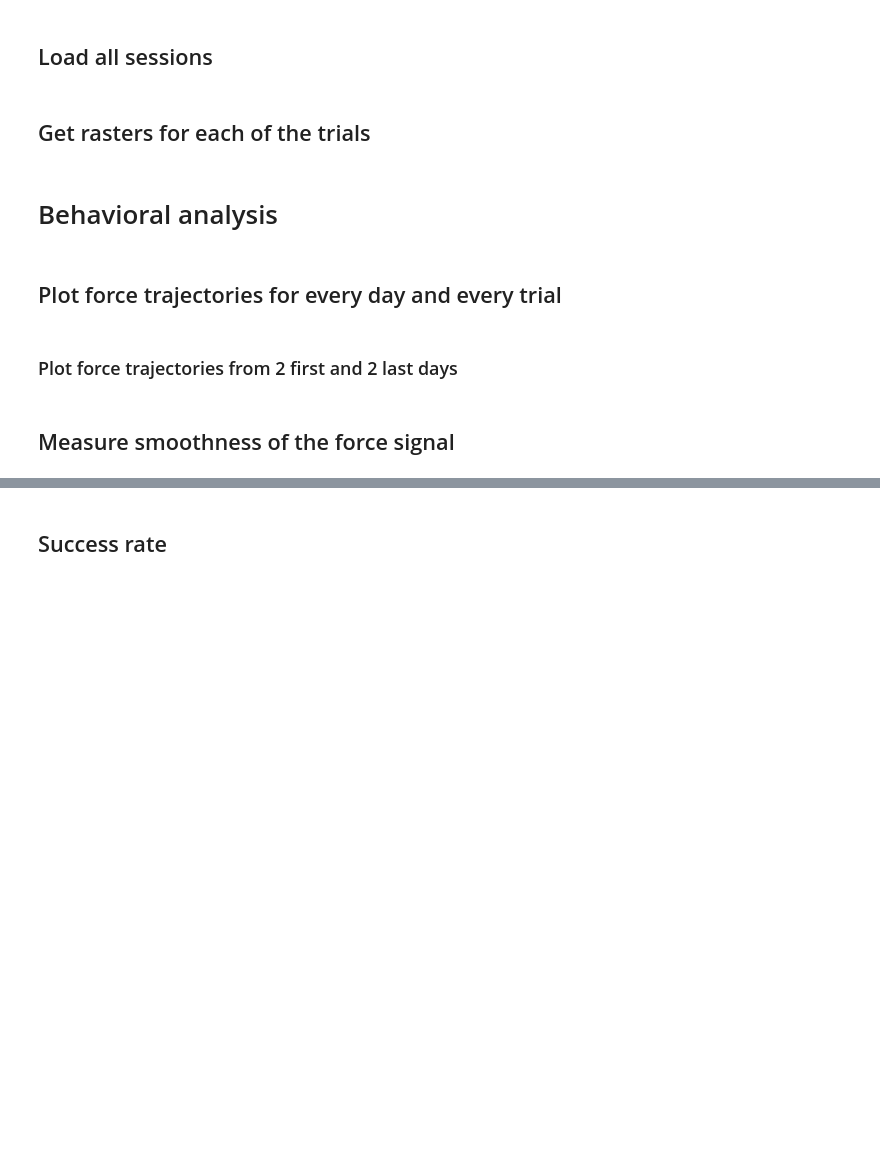
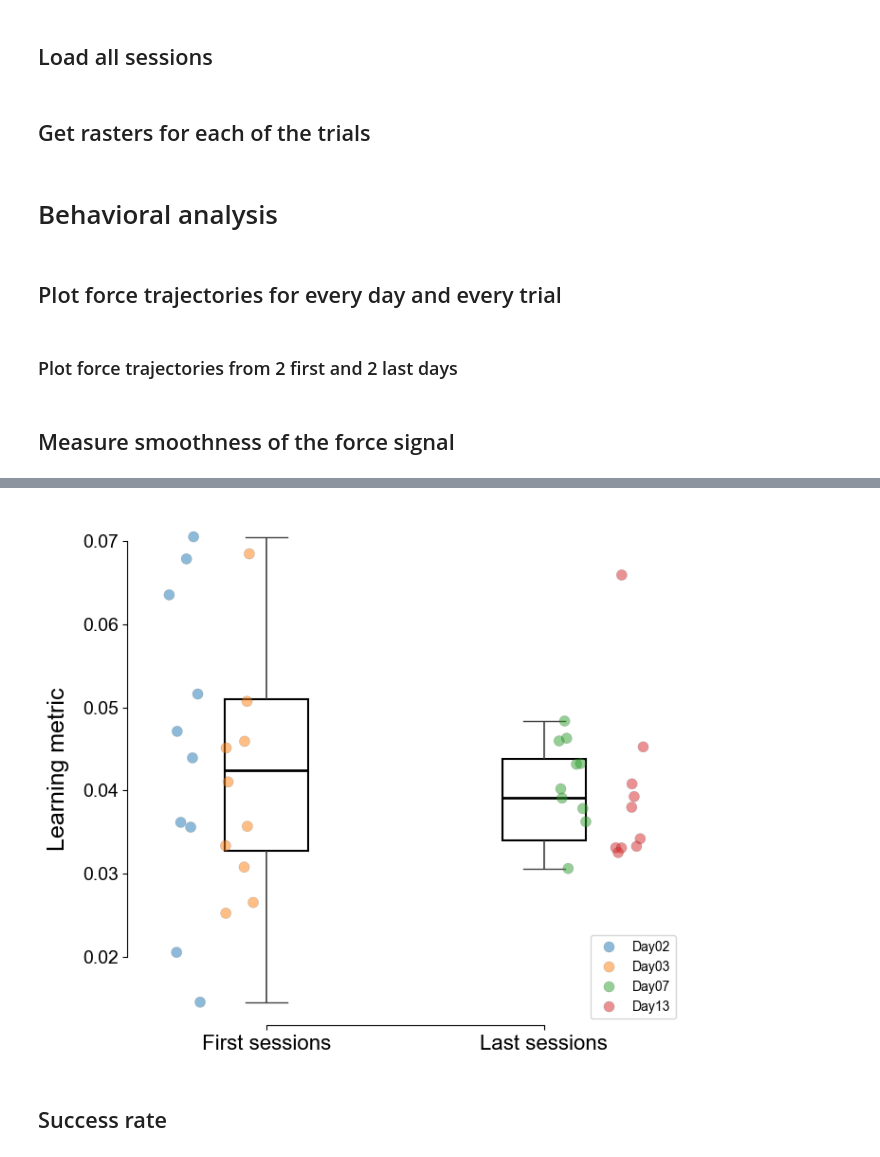
Before and after one commit to natmtc/flexible-motoneuron-control, a Jupyter notebook: Notebooks/Experimental_data_analysis_test.ipynb, the cells around one changed output, grey strips where cells are left out. Saved outputs shown, nothing was run; the diff lists cells and outputs as text; code cells hidden in the pictures; blank space fills up the shorter version.

```diff
--- a/Experimental_data_analysis_test.ipynb
+++ b/Notebooks/Experimental_data_analysis_test.ipynb
@@ -444,0 +440,86 @@ from functions_analysis_online_control_exp.smoothness_force_signal import *
+# %%
+from functions_analysis_online_control_exp.smoothness_force_signal import *
+
+
+
+
+def compute_signal_smoothness(directory_path, fsamp):
+    """
+    Computes smoothness values of force signals across sessions.
+
+    This function loads all `.pkl` files from a directory, extracts the
+    force signals, computes a smoothness metric for each trial, and groups
+    results into "First sessions" (first two days) and "Last sessions"
+    (last two days) for later statistical comparison or visualization.
+    """
+    rcParams['font.family'] = 'Arial'
+    rcParams['axes.labelsize'] = 16
+    rcParams['xtick.labelsize'] = 14
+    rcParams['ytick.labelsize'] = 14
+
+    # 1. Load and group files
+    pkl_files = [f for f in os.listdir(directory_path) if f.endswith(".pkl")]
+    files_by_day = {}
+    for file in pkl_files:
+        day = extract_day(file)
+        if day is not None:
+            files_by_day.setdefault(day, []).append(file)
+
+    session_days = sorted(files_by_day.keys())
+    if len(session_days) < 4:
+        raise ValueError("Need at least 4 days to compute first vs last two.")
+
+    first_days = session_days[:2]
+    last_days = session_days[-2:]
+
+    records = []
+    for group_label, group_days in zip(["First sessions", "Last sessions"], [first_days, last_days]):
+        for day in group_days:
+            files_by_day[day].sort(key=extract_trial)
+            for file_name in files_by_day[day]:
+                file_path = os.path.join(directory_path, file_name)
+                with open(file_path, 'rb') as f:
+                    data = pickle.load(f)
+
+                force_signal = np.array(data['Force'].tolist())[0]
+                smoothness = compute_smoothness(force_signal, fsamp)
+                records.append({"Group": group_label,"Day": day,"Smoothness": smoothness  })
+
+    df = pd.DataFrame(records)
+
+    # --- Mann–Whitney U test: First vs Last sessions (added) ---
+    from scipy.stats import mannwhitneyu
+    first_vals = df.loc[df["Group"] == "First sessions", "Smoothness"].to_numpy()
+    last_vals  = df.loc[df["Group"] == "Last sessions",  "Smoothness"].to_numpy()
+    U, p = mannwhitneyu(first_vals, last_vals, alternative="two-sided")
+    print(f"Mann–Whitney U = {U:.3f}, p = {p:.3g}")
+    # -----------------------------------------------------------
+
+    plt.figure(figsize=(7, 6))
+    ax = plt.gca()
+
+    # Transparent colored dots by session
+    sns.stripplot(data=df, x="Group", y="Smoothness", hue="Day",dodge=True, jitter=0.25, alpha=0.5, size=8,ax=ax, palette="tab10", edgecolor='gray', linewidth=0.2)
+
+    # Standard boxplot (Q1–Q3 + median)
+    sns.boxplot(data=df, x="Group", y="Smoothness",showcaps=True, showfliers=False,whiskerprops={'linewidth': 1.2},boxprops={'facecolor': 'none', 'edgecolor': 'black', 'linewidth': 1.5},medianprops={'color': 'black', 'linewidth': 2}, width=0.3,ax=ax)
+
+    group_stats = df.groupby("Group")["Smoothness"].agg(["mean", "std", "count"])
+    for i, group in enumerate(["First sessions", "Last sessions"]):
+        mean_val = group_stats.loc[group, "mean"]
+        std_val = group_stats.loc[group, "std"]
+        n = group_stats.loc[group, "count"]
+        sem = std_val / np.sqrt(n)
+
+
+    ax.set_ylabel("Learning metric", fontsize=18, labelpad=10)
+    ax.set_xlabel("")
+    ax.set_xticklabels(["First sessions", "Last sessions"], fontsize=16)
+    sns.despine(trim=True)
+
+    plt.tight_layout()
+    return plt.gcf()
+
+fig = compute_signal_smoothness('/Users/nmt121/Desktop/DATA/S2/', fsamp=2048)
+# fig.savefig("/Users/nmt121/Desktop/Figures/learningmetric7_amplitudefft.pdf", dpi=300, bbox_inches='tight')
+# %% [output]
@@ -445,3 +527,4 @@ from functions_analysis_online_control_exp.smoothness_force_signal import *
+[figure, added]
 # %% [markdown]
 ## Success rate
 # %%
```
Also changed, not shown: parts of 4 cells of this notebook, 9 other files.
